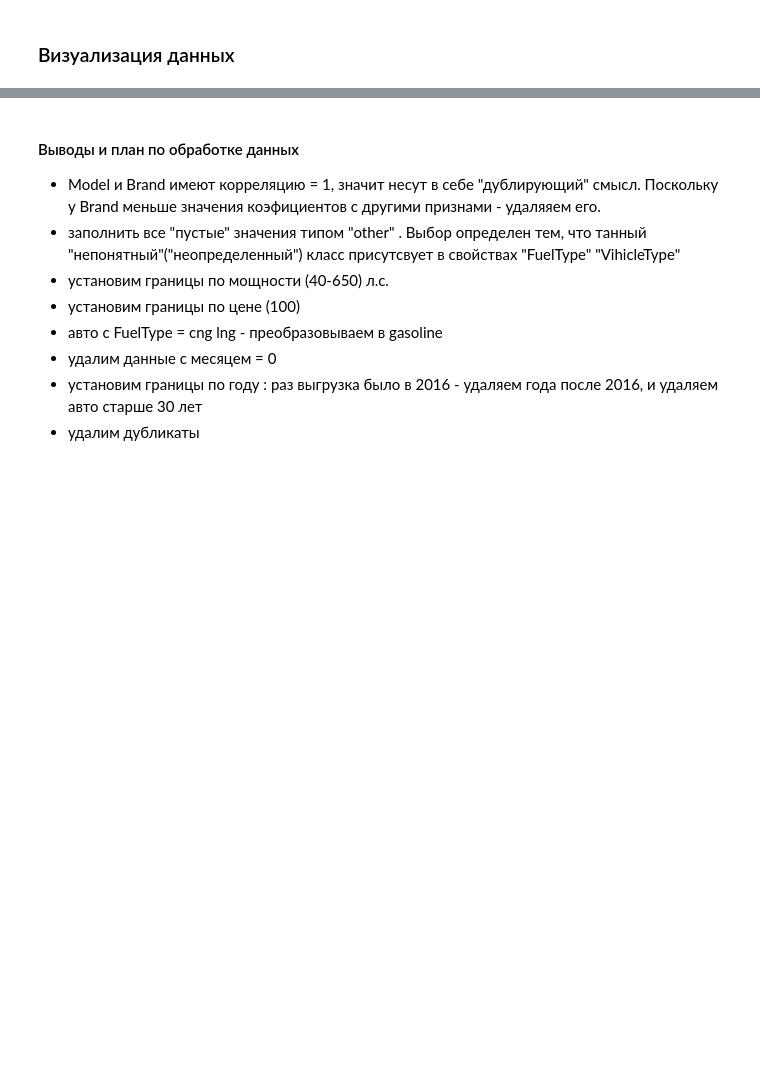
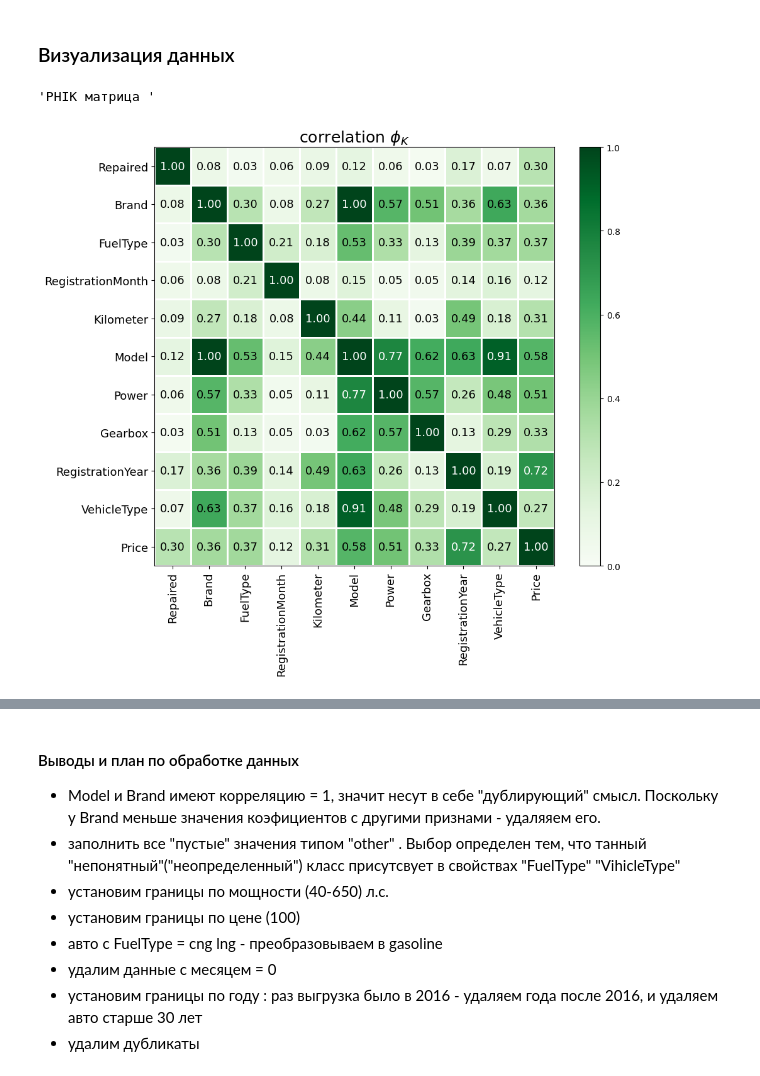
Before and after one commit to Mihail-Chr/projects, a Jupyter notebook: ML/car_cost/ML_car_cost_regression_catboost.ipynb, the cells around one changed output, grey strips where cells are left out. Cells and saved outputs as stored; diff of their text form; code cells hidden in the pictures; blank space fills up the shorter version.

```diff
--- a/ML/car_cost/ML_car_cost_regression_catboost.ipynb
+++ b/ML/car_cost/ML_car_cost_regression_catboost.ipynb
@@ -146,7 +269,7 @@ for col in avto_df.columns:
 # по итогу анализа можно сделать вывод, что в некоторых оисательных свойствах присутствует категоря "other" , которая не столь информативна,
 # поэтому можем значения NaN приравнять к ней. В случае же с Gearbox и Repaired применим inputer IterativeImputer
 
-avto_df[['FuelType'б'VehicleType','Model']] = avto_df[['FuelType'б'VehicleType','Model']].fillna('other').copy()
+avto_df[['FuelType','VehicleType','Model']] = avto_df[['FuelType','VehicleType','Model']].fillna('other').copy()
 #avto_df['VehicleType'] = avto_df['VehicleType'].fillna('other').copy()
 #avto_df['Model'] = avto_df['Model'].fillna('other').copy()
 
@@ -178,18 +326,21 @@ col_auto_df = ['Price','Brand','Model','RegistrationYear','RegistrationMonth',
 # %%
 interval_cols = num_col
 avto_df[cat_col] = avto_df[cat_col].astype('category')
 # 'PHIK матрица'
 display ('PHIK матрица ')
 
-phik_overview = avto_df.phik_matrix( interval_cols=interval_cols,n_jobs=-1)
+phik_overview = avto_df.phik_matrix( interval_cols=interval_cols)#,n_jobs=-1)
 plot_correlation_matrix(
     phik_overview.values,
     x_labels=phik_overview.columns,
     y_labels=phik_overview.index,
     vmin=0, vmax=1, color_map='Greens',
     title=r'correlation $\phi_K$',
     fontsize_factor=1.3,
     figsize=(10,9))
+# %% [output]
+'PHIK матрица '
+[figure, added]
 # %%
 for i in cat_col:
     if avto_df[i].nunique()<20:
```
Also changed, not shown: parts of 14 cells of this notebook.
